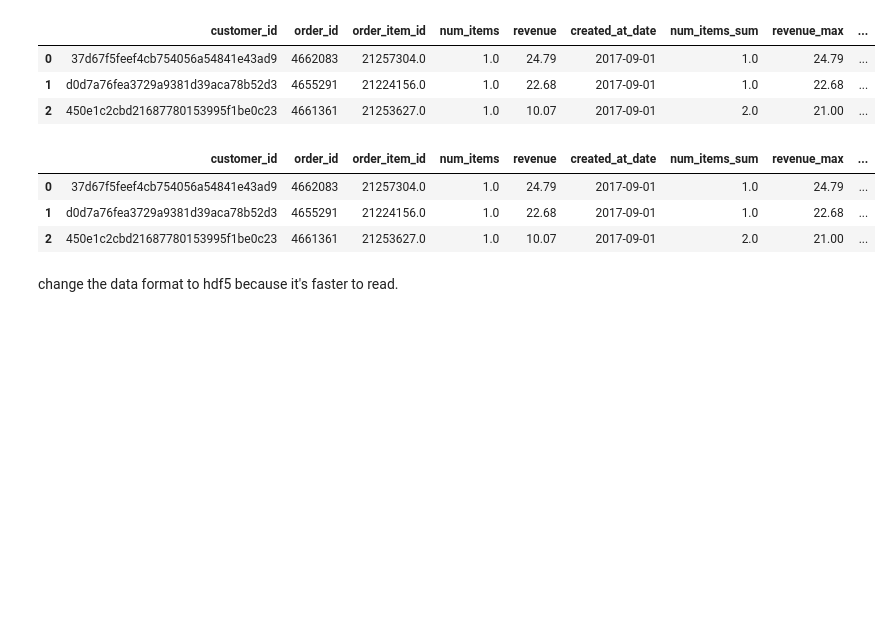
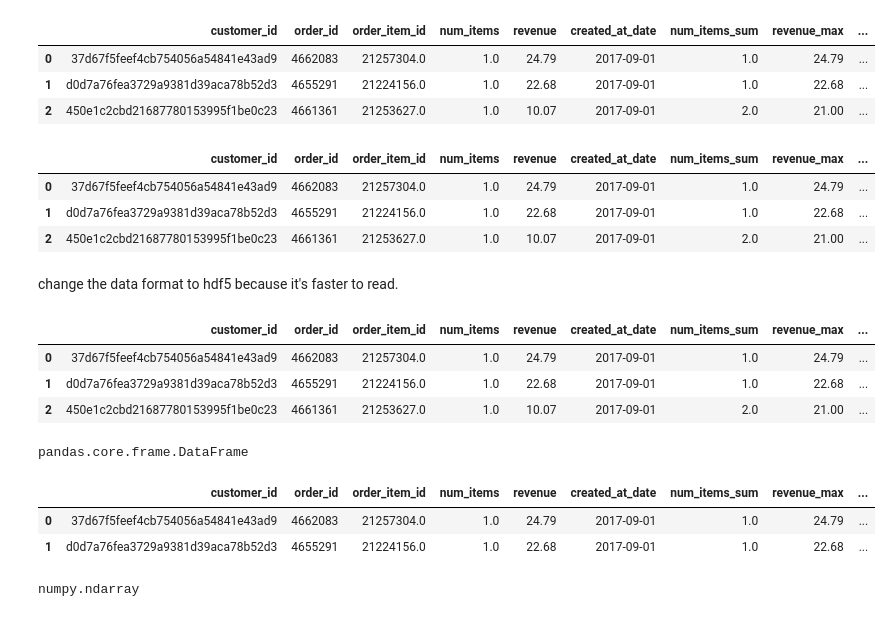
Before and after one commit to syahdeini/nietzsche, a Jupyter notebook: source/exploration of data and pandas.ipynb, the cells around one changed output. Cells and saved outputs as stored; diff of their text form; code cells hidden in the pictures; blank space fills up the shorter version.

```diff
--- a/source/exploration of data and pandas.ipynb
+++ b/source/exploration of data and pandas.ipynb
@@ -36,5 +36,5 @@
 # %%
-dataset_max_revenue = dataset_ori.groupby(['customer_id','order_id'])['revenue'].max()
+dataset_max_revenue = dataset.groupby(['customer_id','order_id'])['revenue'].max()
 # %%
 dataset_max_revenue.head(3)
 # %% [output]
@@ -58,5 +58,5 @@
 # %%
-total_revenue_each_costumer = dataset_ori.groupby('customer_id')['revenue'].sum()
+total_revenue_each_costumer = dataset.groupby('customer_id')['revenue'].sum()
 # %%
 total_revenue_each_costumer.head(3)
 # %% [output]
@@ -72,5 +72,5 @@
 # %%
-frequency_order_each_costumer = dataset_ori.groupby(['customer_id'])['order_id'].count()
+frequency_order_each_costumer = dataset.groupby(['customer_id'])['order_id'].count()
 # %%
 frequency_order_each_costumer.head(3)
 # %% [output]
@@ -116,5 +116,5 @@
 # %%
-longest_date_each_costumer = dataset_ori.groupby(['customer_id'])['created_at_date'].max()
+longest_date_each_costumer = dataset.groupby(['customer_id'])['created_at_date'].max()
 # %%
 longest_date_each_costumer = longest_date_each_costumer.apply(func)
 longest_date_each_costumer.head(10)
@@ -253,3 +253,14 @@ datetime_now = datetime.now().strftime("%B_%d_%Y")
 output_path = "/home/bukalapak/nietzsche/warehouse/datadump_{}.csv".format(datetime_now)
 # %%
 dataset.to_csv(output_path, sep=",")
+# %%
+dataset.head(3)
+# %% [output]
+|  | customer_id | order_id | order_item_id | num_items | revenue | created_at_date | num_items_sum | revenue_max | ... |
+| 0 | 37d67f5feef4cb754056a54841e43ad9 | 4662083 | 21257304.0 | 1.0 | 24.79 | 2017-09-01 | 1.0 | 24.79 | ... |
+| 1 | d0d7a76fea3729a9381d39aca78b52d3 | 4655291 | 21224156.0 | 1.0 | 22.68 | 2017-09-01 | 1.0 | 22.68 | ... |
+| 2 | 450e1c2cbd21687780153995f1be0c23 | 4661361 | 21253627.0 | 1.0 | 10.07 | 2017-09-01 | 2.0 | 21.00 | ... |
+# %%
+type(dataset)
+# %% [output]
+pandas.core.frame.DataFrame
@@ -255,0 +269,10 @@ dataset.to_csv(output_path, sep=",")
+# %%
+dataset.head(2)
+# %% [output]
+|  | customer_id | order_id | order_item_id | num_items | revenue | created_at_date | num_items_sum | revenue_max | ... |
+| 0 | 37d67f5feef4cb754056a54841e43ad9 | 4662083 | 21257304.0 | 1.0 | 24.79 | 2017-09-01 | 1.0 | 24.79 | ... |
+| 1 | d0d7a76fea3729a9381d39aca78b52d3 | 4655291 | 21224156.0 | 1.0 | 22.68 | 2017-09-01 | 1.0 | 22.68 | ... |
+# %%
+type(dataset[['customer_id','order_id']].values)
+# %% [output]
+numpy.ndarray
```
Also changed, not shown: parts of 3 cells of this notebook, 2 other files.
